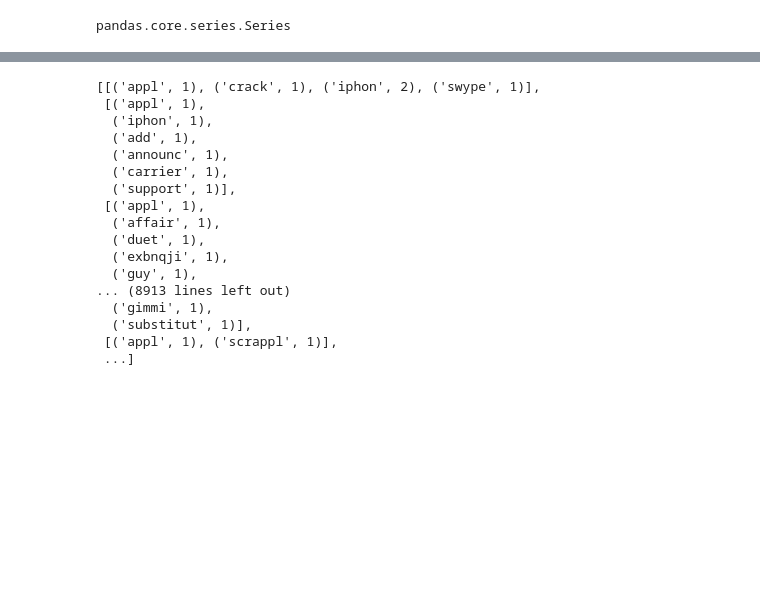
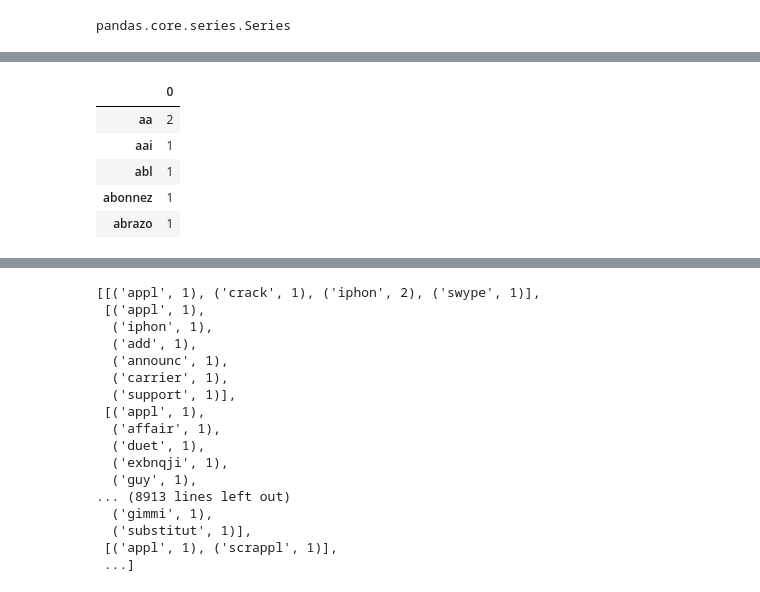
Before and after one commit to Jsiewierski11/Twitter_Analysis, a Jupyter notebook: Twitter_EDA.ipynb, the cells around one changed output, grey strips where cells are left out. Drawn from its saved outputs; the diff is of its cells as text; code cells hidden in the pictures; blank space fills up the shorter version.

```diff
--- a/Twitter_EDA.ipynb
+++ b/Twitter_EDA.ipynb
@@ -71,0 +73,2 @@ pandas.core.series.Series
+# %%
+doc_array = processed_docs.values
@@ -71,0 +107,10 @@ pandas.core.series.Series
+# %%
+wc_df = pd.DataFrame.from_dict(word_count, orient='index')
+wc_df.head()
+# %% [output]
+|  | 0 |
+| aa | 2 |
+| aai | 1 |
+| abl | 1 |
+| abonnez | 1 |
+| abrazo | 1 |
```
Also changed, not shown: parts of 11 cells of this notebook, 5 other files.
